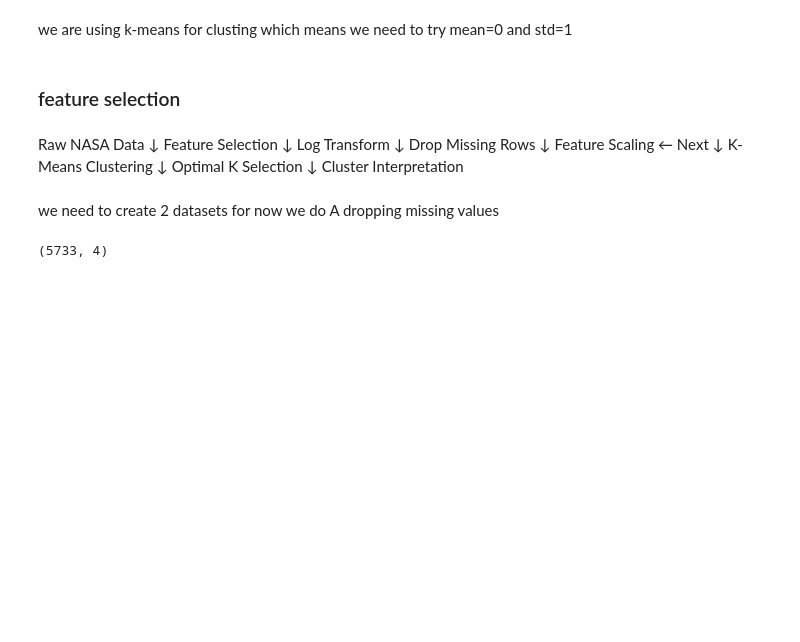
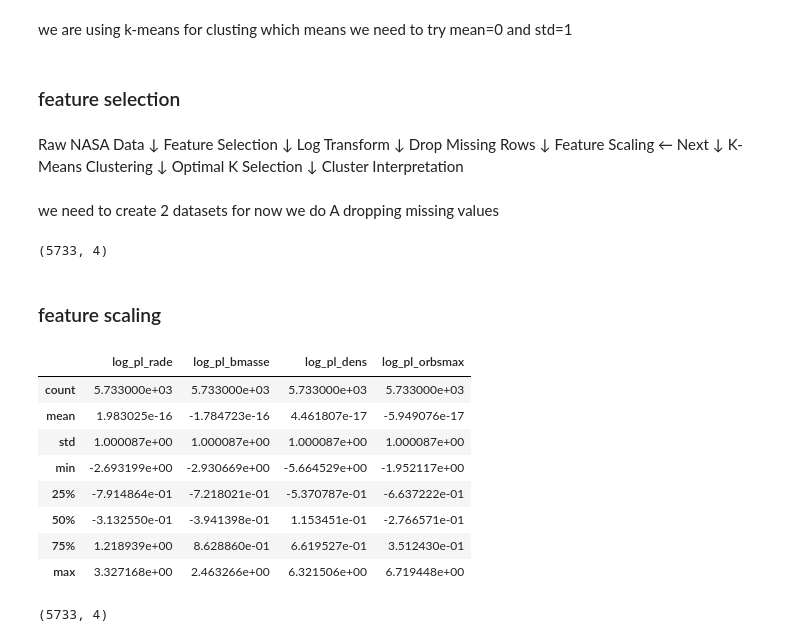
Before and after one commit to harini-prabakaran/celestia, a Jupyter notebook: notebooks/02_feature_engineering.ipynb, the cells around one changed output. Cells and saved outputs as stored; diff of their text form; code cells hidden in the pictures; blank space fills up the shorter version.

```diff
--- a/notebooks/02_feature_engineering.ipynb
+++ b/notebooks/02_feature_engineering.ipynb
@@ -270,3 +270,33 @@ planet_drop = df[
 planet_drop.shape
 # %% [output]
 (5733, 4)
+# %% [markdown]
+### feature scaling
+# %%
+from sklearn.preprocessing import StandardScaler
+
+scaler = StandardScaler()
+planet_scaled = scaler.fit_transform(planet_drop)
+# %%
+import pandas as pd
+
+scaled_df = pd.DataFrame(
+    planet_scaled,
+    columns=planet_drop.columns
+)
+
+scaled_df.describe()
+# %% [output]
+|  | log_pl_rade | log_pl_bmasse | log_pl_dens | log_pl_orbsmax |
+| count | 5.733000e+03 | 5.733000e+03 | 5.733000e+03 | 5.733000e+03 |
+| mean | 1.983025e-16 | -1.784723e-16 | 4.461807e-17 | -5.949076e-17 |
+| std | 1.000087e+00 | 1.000087e+00 | 1.000087e+00 | 1.000087e+00 |
+| min | -2.693199e+00 | -2.930669e+00 | -5.664529e+00 | -1.952117e+00 |
+| 25% | -7.914864e-01 | -7.218021e-01 | -5.370787e-01 | -6.637222e-01 |
+| 50% | -3.132550e-01 | -3.941398e-01 | 1.153451e-01 | -2.766571e-01 |
+| 75% | 1.218939e+00 | 8.628860e-01 | 6.619527e-01 | 3.512430e-01 |
+| max | 3.327168e+00 | 2.463266e+00 | 6.321506e+00 | 6.719448e+00 |
+# %%
+planet_scaled.shape
+# %% [output]
+(5733, 4)
```
Also changed, not shown: parts of 2 cells of this notebook, 2 other files.
